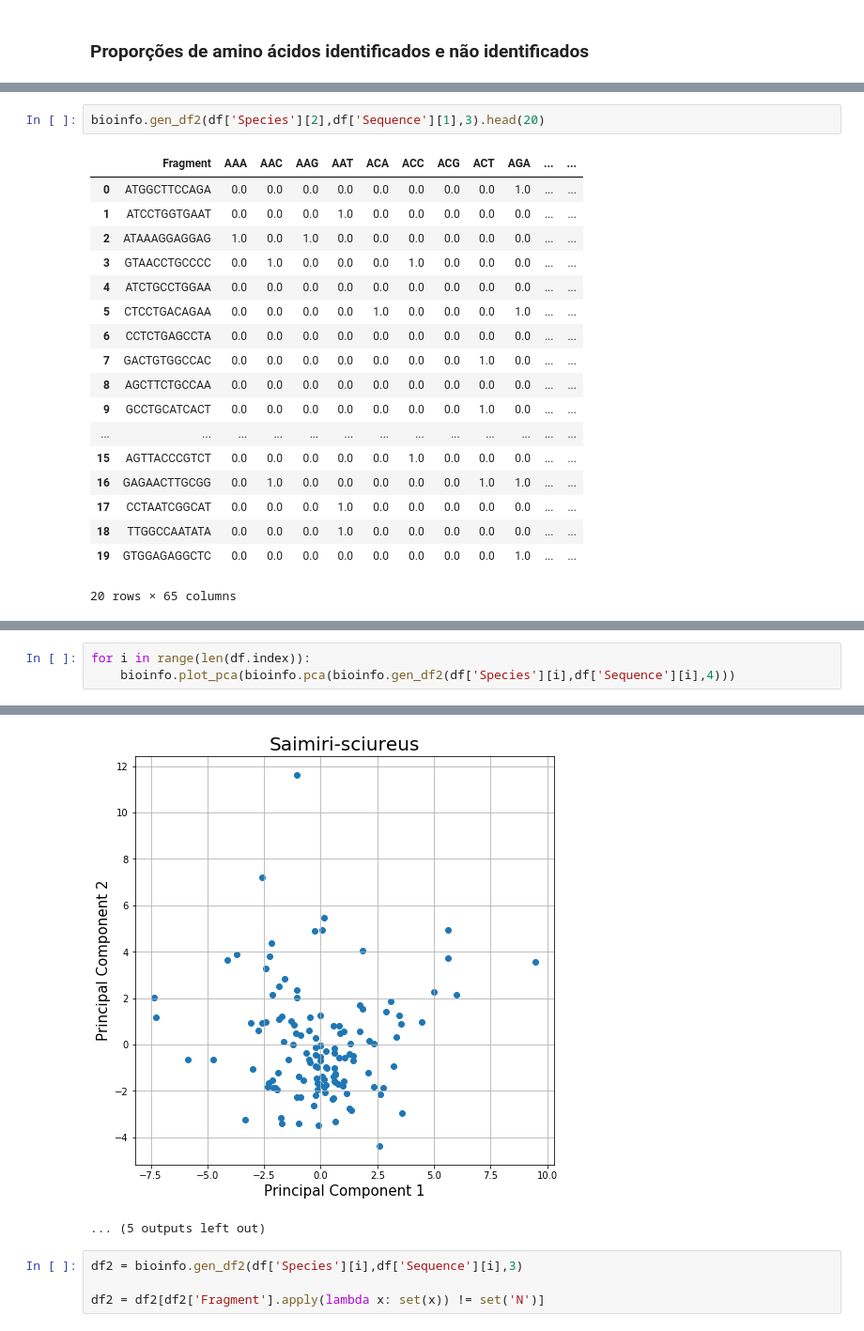
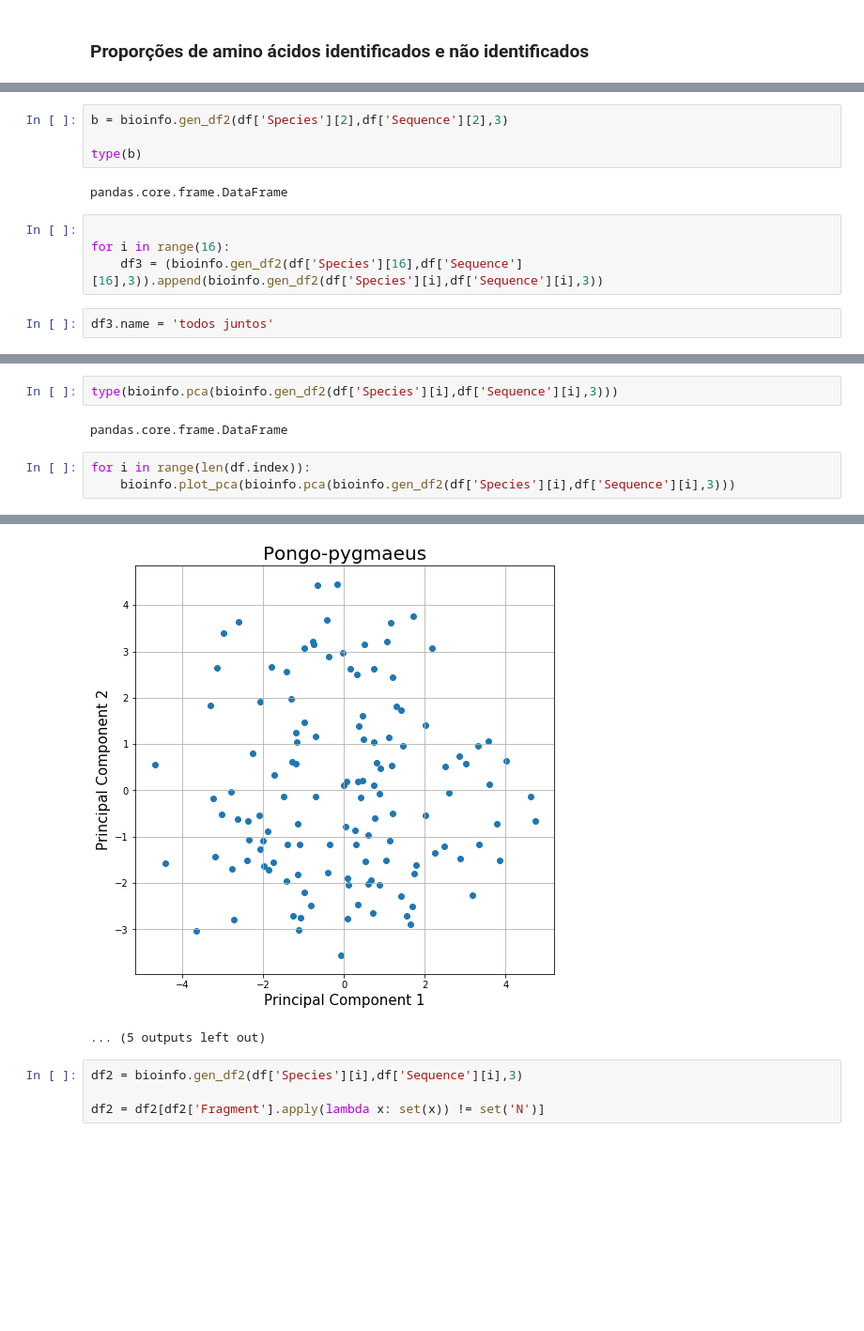
Before and after one commit to viniciusd-avila/phylogenetic-analysis, a Jupyter notebook: PCA.ipynb, the cells around one changed output, grey strips where cells are left out. Shown: that part at 94% size. Cells and saved outputs as stored; diff of their text form; blank space fills up the shorter version.

```diff
--- a/PCA.ipynb
+++ b/PCA.ipynb
@@ -35,24 +43,15 @@ ax = df[['Adenine','Cytosine','Guanine','Thymine','Non-identified']].plot(kind='
 # %%
-bioinfo.gen_df2(df['Species'][2],df['Sequence'][1],3).head(20)
+b = bioinfo.gen_df2(df['Species'][2],df['Sequence'][2],3)
+
+type(b)
 # %% [output]
-|  | Fragment | AAA | AAC | AAG | AAT | ACA | ACC | ACG | ACT | AGA | ... | ... |
-| 0 | ATGGCTTCCAGA | 0.0 | 0.0 | 0.0 | 0.0 | 0.0 | 0.0 | 0.0 | 0.0 | 1.0 | ... | ... |
-| 1 | ATCCTGGTGAAT | 0.0 | 0.0 | 0.0 | 1.0 | 0.0 | 0.0 | 0.0 | 0.0 | 0.0 | ... | ... |
-| 2 | ATAAAGGAGGAG | 1.0 | 0.0 | 1.0 | 0.0 | 0.0 | 0.0 | 0.0 | 0.0 | 0.0 | ... | ... |
-| 3 | GTAACCTGCCCC | 0.0 | 1.0 | 0.0 | 0.0 | 0.0 | 1.0 | 0.0 | 0.0 | 0.0 | ... | ... |
-| 4 | ATCTGCCTGGAA | 0.0 | 0.0 | 0.0 | 0.0 | 0.0 | 0.0 | 0.0 | 0.0 | 0.0 | ... | ... |
-| 5 | CTCCTGACAGAA | 0.0 | 0.0 | 0.0 | 0.0 | 1.0 | 0.0 | 0.0 | 0.0 | 1.0 | ... | ... |
-| 6 | CCTCTGAGCCTA | 0.0 | 0.0 | 0.0 | 0.0 | 0.0 | 0.0 | 0.0 | 0.0 | 0.0 | ... | ... |
-| 7 | GACTGTGGCCAC | 0.0 | 0.0 | 0.0 | 0.0 | 0.0 | 0.0 | 0.0 | 1.0 | 0.0 | ... | ... |
-| 8 | AGCTTCTGCCAA | 0.0 | 0.0 | 0.0 | 0.0 | 0.0 | 0.0 | 0.0 | 0.0 | 0.0 | ... | ... |
-| 9 | GCCTGCATCACT | 0.0 | 0.0 | 0.0 | 0.0 | 0.0 | 0.0 | 0.0 | 1.0 | 0.0 | ... | ... |
-| ... | ... | ... | ... | ... | ... | ... | ... | ... | ... | ... | ... | ... |
-| 15 | AGTTACCCGTCT | 0.0 | 0.0 | 0.0 | 0.0 | 0.0 | 1.0 | 0.0 | 0.0 | 0.0 | ... | ... |
-| 16 | GAGAACTTGCGG | 0.0 | 1.0 | 0.0 | 0.0 | 0.0 | 0.0 | 0.0 | 1.0 | 1.0 | ... | ... |
-| 17 | CCTAATCGGCAT | 0.0 | 0.0 | 0.0 | 1.0 | 0.0 | 0.0 | 0.0 | 0.0 | 0.0 | ... | ... |
-| 18 | TTGGCCAATATA | 0.0 | 0.0 | 0.0 | 1.0 | 0.0 | 0.0 | 0.0 | 0.0 | 0.0 | ... | ... |
-| 19 | GTGGAGAGGCTC | 0.0 | 0.0 | 0.0 | 0.0 | 0.0 | 0.0 | 0.0 | 0.0 | 1.0 | ... | ... |
-20 rows × 65 columns
+pandas.core.frame.DataFrame
+# %%
+
+for i in range(16):
+    df3 = (bioinfo.gen_df2(df['Species'][16],df['Sequence'][16],3)).append(bioinfo.gen_df2(df['Species'][i],df['Sequence'][i],3))
+# %%
+df3.name = 'todos juntos'
 # %%
 import pandas as pd
 import matplotlib.pyplot as plt
@@ -81,7 +80,11 @@ list(itertools.product(lstamn,repeat=2))
  ('T', 'C'),
  ('T', 'G'),
  ('T', 'T')]
+# %%
+type(bioinfo.pca(bioinfo.gen_df2(df['Species'][i],df['Sequence'][i],3)))
+# %% [output]
+pandas.core.frame.DataFrame
 # %%
 for i in range(len(df.index)):
-    bioinfo.plot_pca(bioinfo.pca(bioinfo.gen_df2(df['Species'][i],df['Sequence'][i],4)))
+    bioinfo.plot_pca(bioinfo.pca(bioinfo.gen_df2(df['Species'][i],df['Sequence'][i],3)))
 # %% [output]
@@ -99,4 +102,4 @@ for i in range(len(df.index)):
-[figure, old version]
+[figure, new version]
 ... (5 outputs left out)
 # %%
 df2 = bioinfo.gen_df2(df['Species'][i],df['Sequence'][i],3)
```
Also changed, not shown: parts of 7 cells of this notebook, 1 other file.
